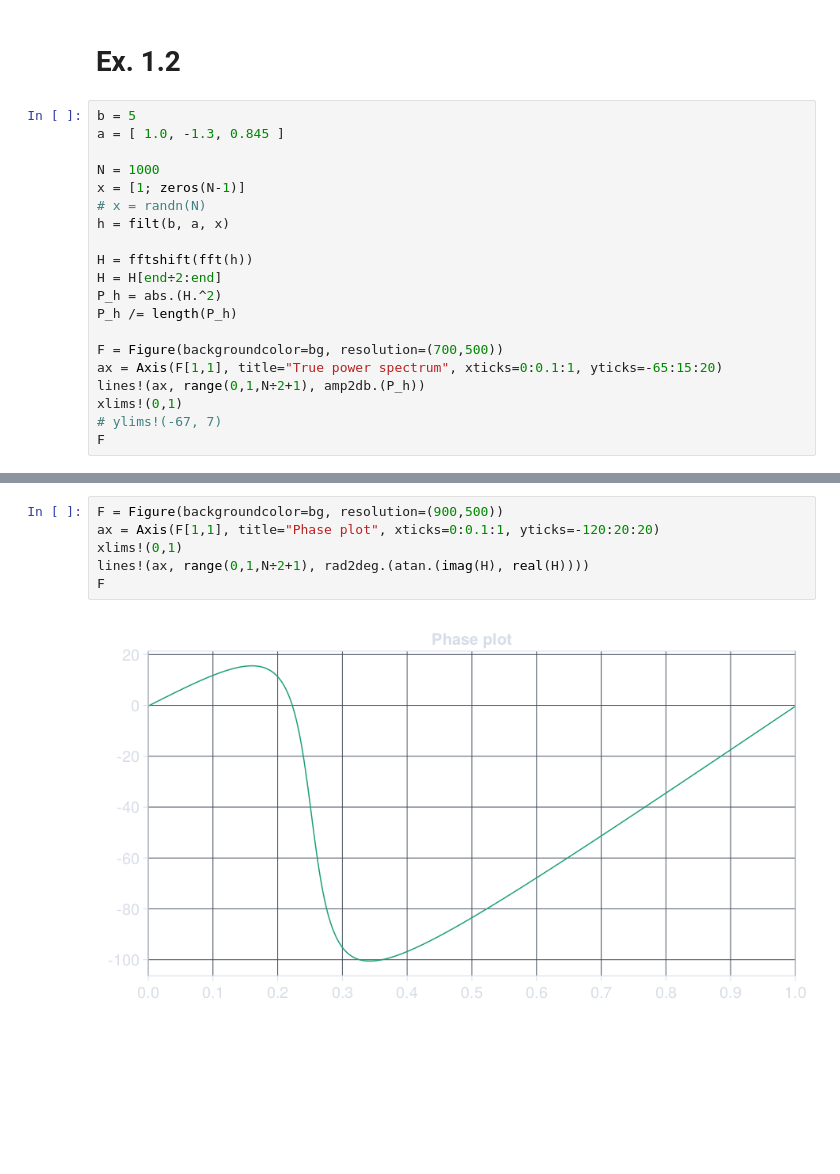
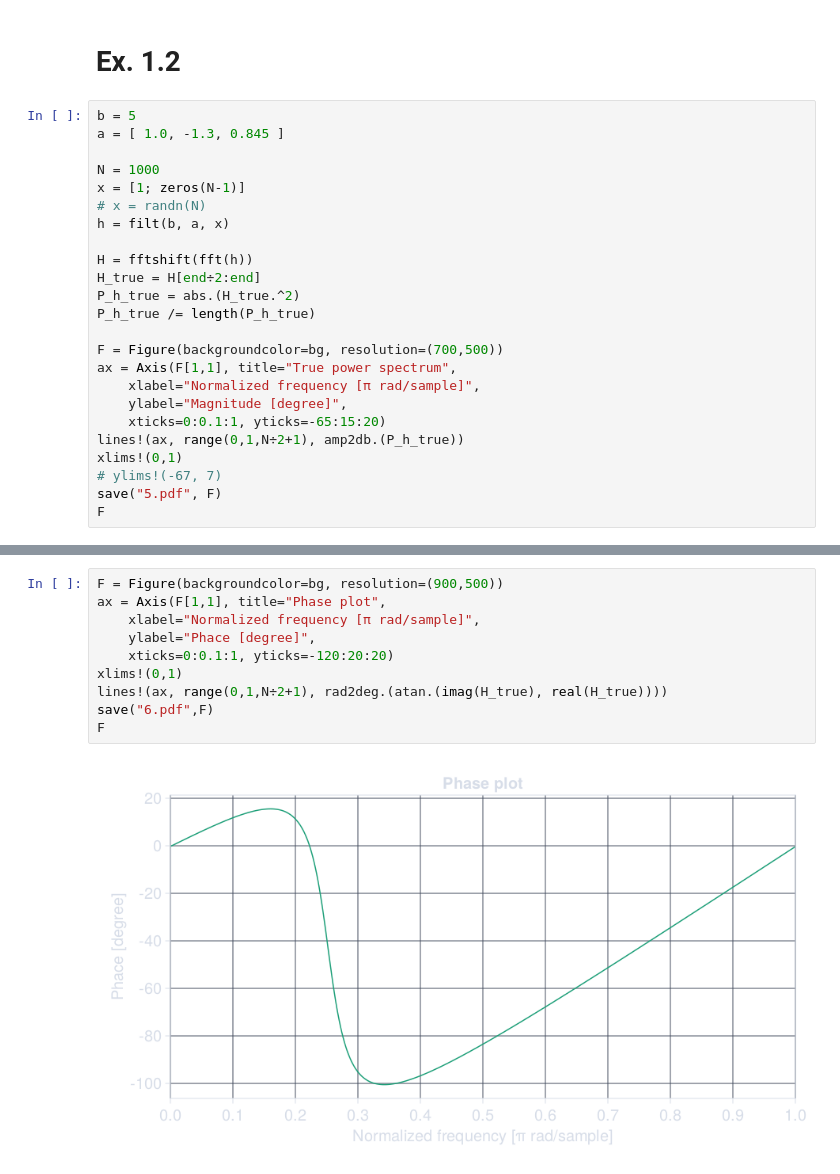
Before and after one commit to simonabj/Studies, a Jupyter notebook: IN5340/Project5/code.ipynb, the cells around one changed output, grey strips where cells are left out. Drawn from its saved outputs; the diff is of its cells as text; blank space fills up the shorter version.

Commit message:
save figures

```diff
--- a/IN5340/Project5/code.ipynb
+++ b/IN5340/Project5/code.ipynb
@@ -180,14 +184,18 @@ x = [1; zeros(N-1)]
 h = filt(b, a, x)
 
 H = fftshift(fft(h))
-H = H[end÷2:end]
-P_h = abs.(H.^2)
-P_h /= length(P_h)
+H_true = H[end÷2:end]
+P_h_true = abs.(H_true.^2)
+P_h_true /= length(P_h_true)
 
 F = Figure(backgroundcolor=bg, resolution=(700,500))
-ax = Axis(F[1,1], title="True power spectrum", xticks=0:0.1:1, yticks=-65:15:20)
-lines!(ax, range(0,1,N÷2+1), amp2db.(P_h))
+ax = Axis(F[1,1], title="True power spectrum",
+    xlabel="Normalized frequency [π rad/sample]",
+    ylabel="Magnitude [degree]",
+    xticks=0:0.1:1, yticks=-65:15:20)
+lines!(ax, range(0,1,N÷2+1), amp2db.(P_h_true))
 xlims!(0,1)
 # ylims!(-67, 7)
+save("5.pdf", F)
 F
 # %% [output]
@@ -195,8 +203,12 @@ F
 # %%
 F = Figure(backgroundcolor=bg, resolution=(900,500))
-ax = Axis(F[1,1], title="Phase plot", xticks=0:0.1:1, yticks=-120:20:20)
+ax = Axis(F[1,1], title="Phase plot",
+    xlabel="Normalized frequency [π rad/sample]",
+    ylabel="Phace [degree]",
+    xticks=0:0.1:1, yticks=-120:20:20)
 xlims!(0,1)
-lines!(ax, range(0,1,N÷2+1), rad2deg.(atan.(imag(H), real(H))))
+lines!(ax, range(0,1,N÷2+1), rad2deg.(atan.(imag(H_true), real(H_true))))
+save("6.pdf",F)
 F
 # %% [output]
-[figure, old version]
+[figure, new version]
```
Also changed, not shown: parts of 10 cells of this notebook, 10 other files.
